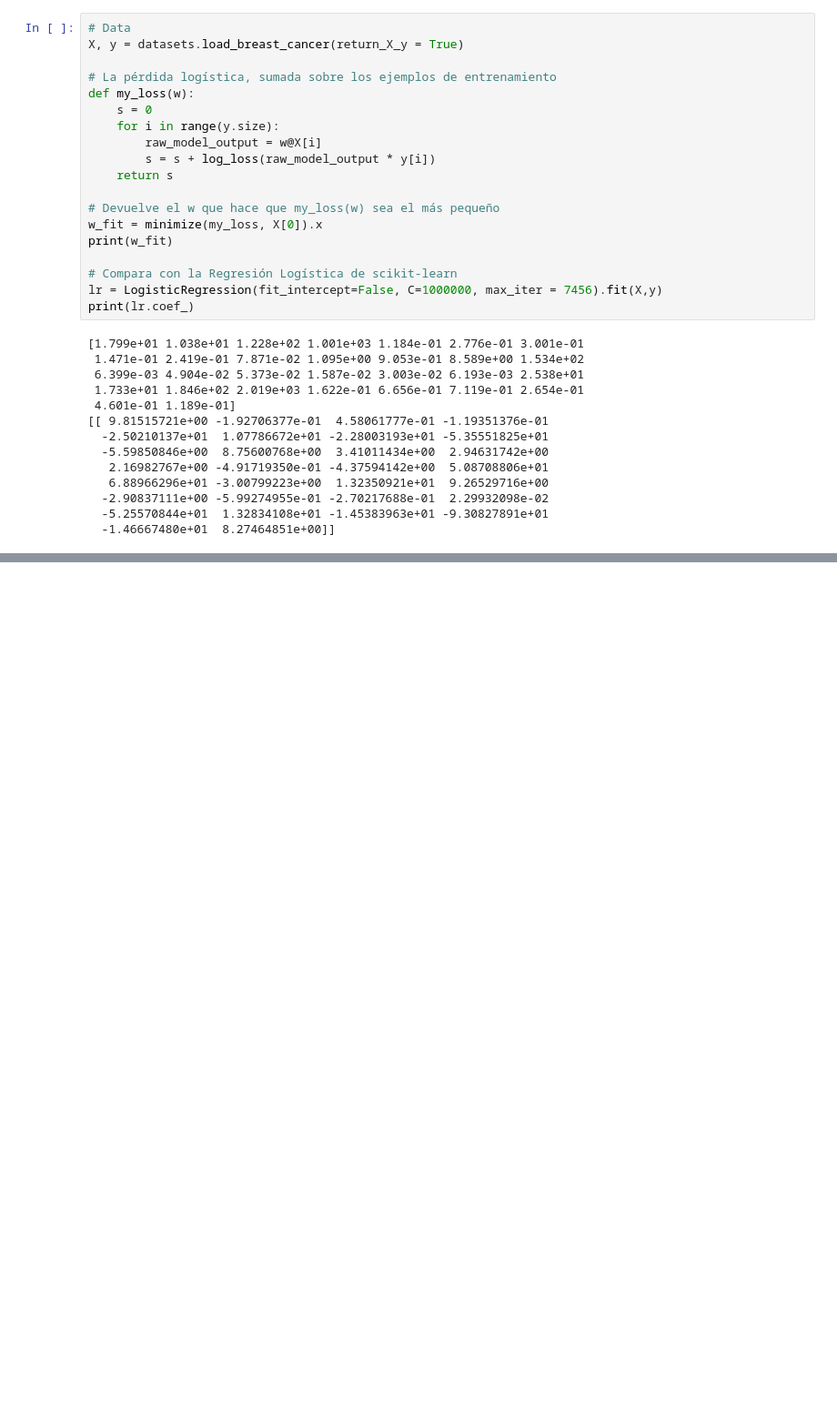
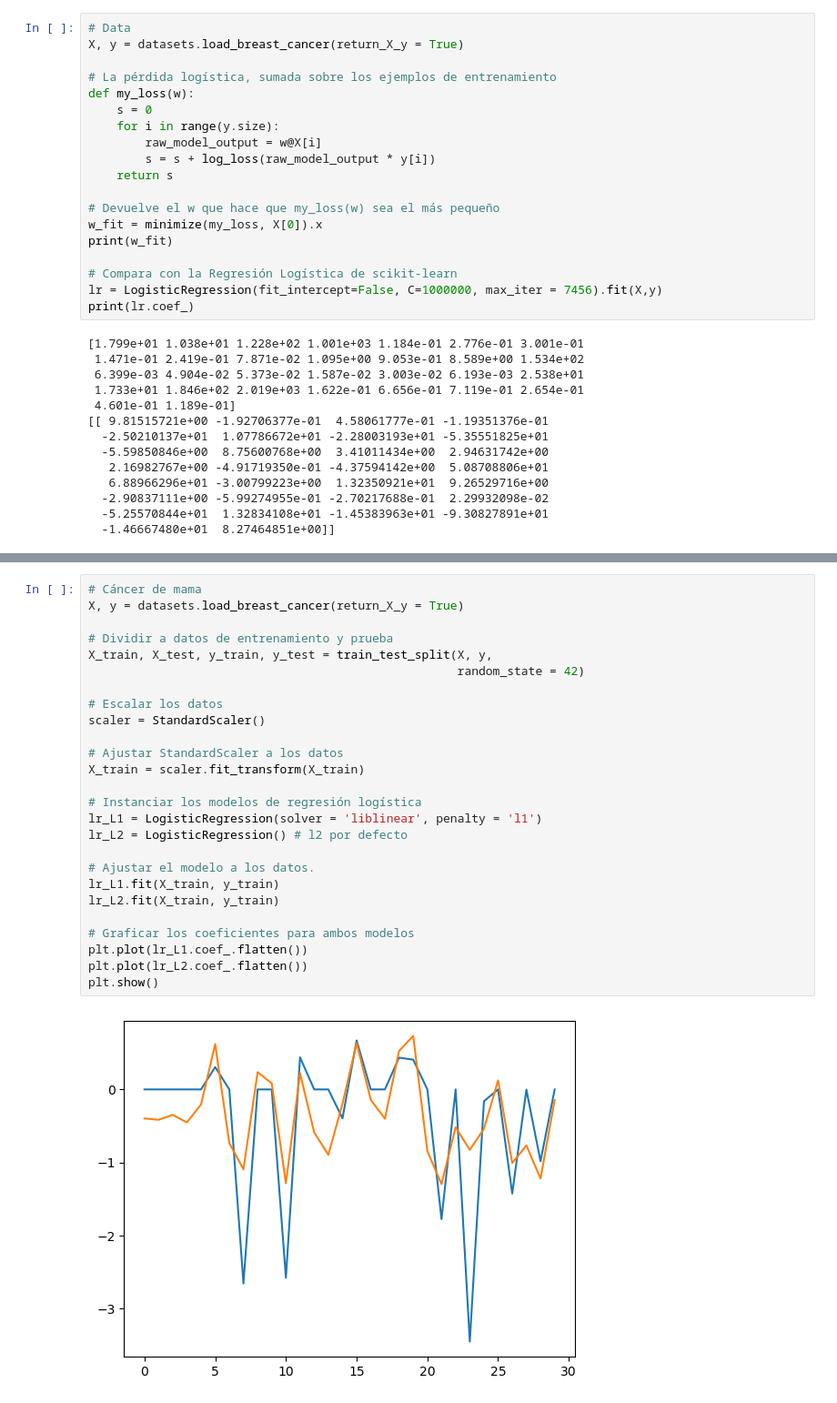
Before and after one commit to soyfode/projects, a Jupyter notebook: ML/03_CLASIFICADORES_LINEALES.ipynb, the cells around one changed output, grey strips where cells are left out. Shown: that part at 91% size. Cells and saved outputs as stored; diff of their text form; blank space fills up the shorter version.

Commit message:
logistic Regression

```diff
--- a/ML/03_CLASIFICADORES_LINEALES.ipynb
+++ b/ML/03_CLASIFICADORES_LINEALES.ipynb
@@ -467,0 +514,28 @@ NameError: name 'moviedir' is not defined
+# %%
+# Cáncer de mama
+X, y = datasets.load_breast_cancer(return_X_y = True)
+
+# Dividir a datos de entrenamiento y prueba
+X_train, X_test, y_train, y_test = train_test_split(X, y,
+                                                    random_state = 42)
+
+# Escalar los datos
+scaler = StandardScaler()
+
+# Ajustar StandardScaler a los datos
+X_train = scaler.fit_transform(X_train)
+
+# Instanciar los modelos de regresión logística
+lr_L1 = LogisticRegression(solver = 'liblinear', penalty = 'l1')
+lr_L2 = LogisticRegression() # l2 por defecto
+
+# Ajustar el modelo a los datos.
+lr_L1.fit(X_train, y_train)
+lr_L2.fit(X_train, y_train)
+
+# Graficar los coeficientes para ambos modelos
+plt.plot(lr_L1.coef_.flatten())
+plt.plot(lr_L2.coef_.flatten())
+plt.show()
+# %% [output]
+[figure, added]
```
Also changed, not shown: parts of 20 cells of this notebook, 2 other files.
